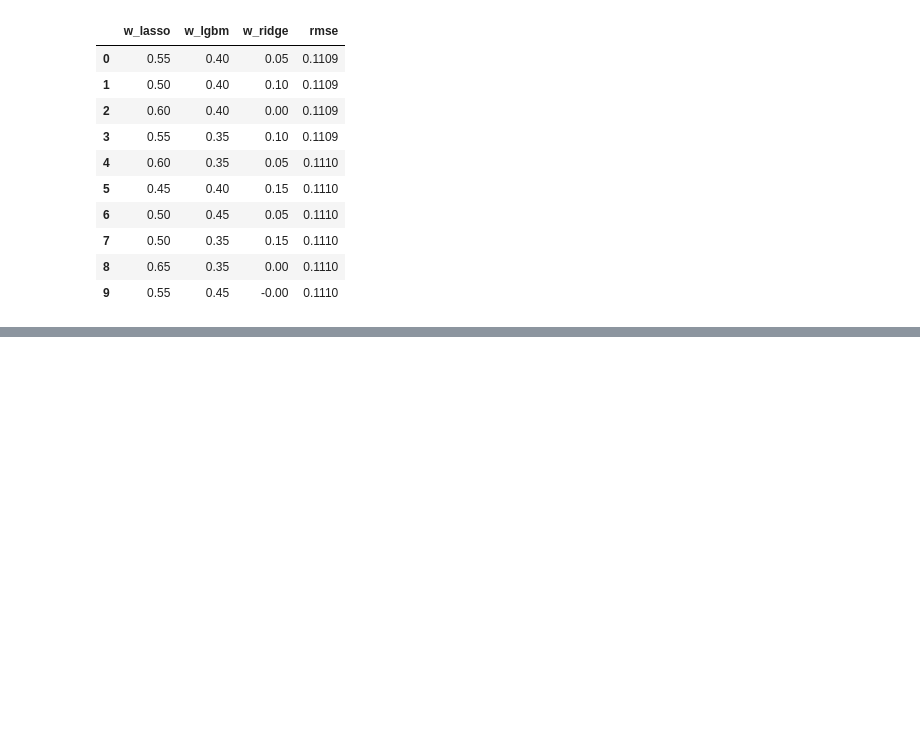
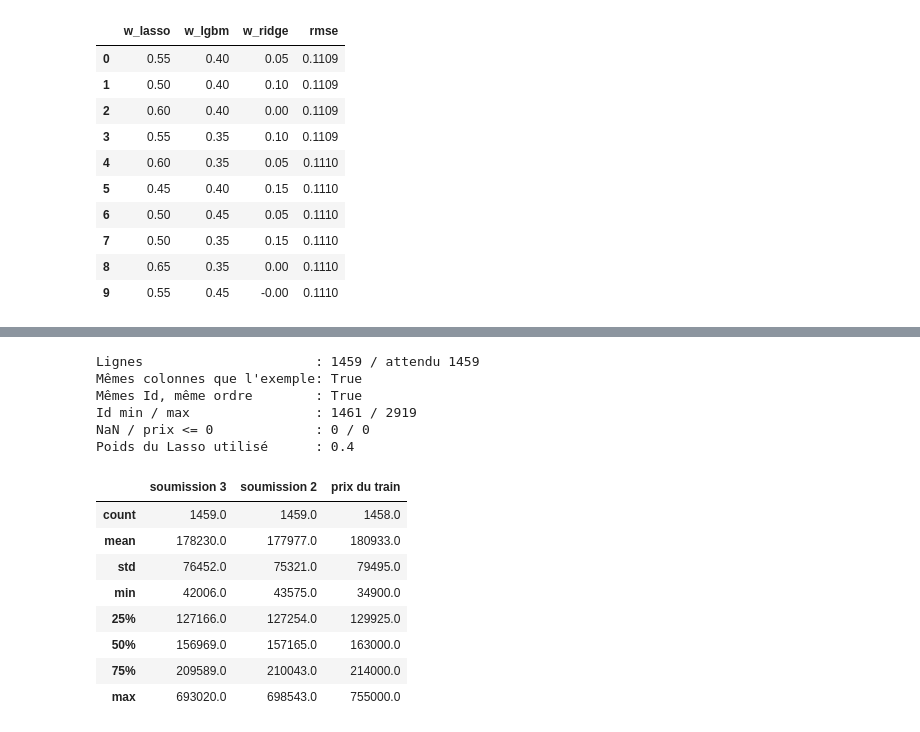
Before and after one commit to raybelpro77git/kaggle-house-prices, a Jupyter notebook: notebooks/02_modeling.ipynb, the cells around one changed output, grey strips where cells are left out. Cells and saved outputs as stored; diff of their text form; code cells hidden in the pictures; blank space fills up the shorter version.

```diff
--- a/notebooks/02_modeling.ipynb
+++ b/notebooks/02_modeling.ipynb
@@ -678,0 +909,19 @@ Gain sur la combinaison à deux : -0.0000
+# %%
+# Soumission 3 : combinaison 40 % Lasso + 60 % LightGBM réglé (RMSE out-of-fold 0.1090)
+# 1. LightGBM réglé, entraîné sur tout le train (la recherche et la CV n'entraînaient que des clones)
+#    modele (Lasso, alpha = 0.005) est déjà entraîné sur tout le train (soumission 2)
+modele_lgbm.fit(X_train, y)
+
+# 2. Chaque modèle prédit le test, en log(1 + prix)
+pred_log_lasso_3 = modele.predict(X_test)
+pred_log_lgbm_3  = modele_lgbm.predict(X_test)
+
+# 3. On combine les prédictions, en log, avec le poids choisi en CV
+pred_log_comb_3 = meilleur_w_regle * pred_log_lasso_3 + (1 - meilleur_w_regle) * pred_log_lgbm_3
+
+# 4. Retour en dollars
+pred_prix_comb_3 = np.expm1(pred_log_comb_3)
+# %%
+# Fichier au format attendu par Kaggle (Id, SalePrice)
+submission_3 = pd.DataFrame({"Id": test_ids, "SalePrice": pred_prix_comb_3})
+submission_3.head()
@@ -678,0 +935,31 @@ Gain sur la combinaison à deux : -0.0000
+# %%
+# Vérifications avant envoi
+print("Lignes                      :", len(submission_3), "/ attendu", len(sample))
+print("Mêmes colonnes que l'exemple:", list(submission_3.columns) == list(sample.columns))
+print("Mêmes Id, même ordre        :", (submission_3["Id"].values == sample["Id"].values).all())
+print("Id min / max                :", submission_3["Id"].min(), "/", submission_3["Id"].max())   # attendu : 1461 / 2919
+print("NaN / prix <= 0             :", submission_3["SalePrice"].isna().sum(), "/", (submission_3["SalePrice"] <= 0).sum())
+print("Poids du Lasso utilisé      :", meilleur_w_regle)                                          # attendu : 0.4
+
+# Prix plausibles : soumission 3, soumission 2 (meilleur score Kaggle actuel) et prix du train
+pd.DataFrame({
+    "soumission 3":  submission_3["SalePrice"].describe(),
+    "soumission 2":  submission_modele_comb["SalePrice"].describe(),
+    "prix du train": train["SalePrice"].describe(),
+}).round(0)
+# %% [output]
+Lignes                      : 1459 / attendu 1459
+Mêmes colonnes que l'exemple: True
+Mêmes Id, même ordre        : True
+Id min / max                : 1461 / 2919
+NaN / prix <= 0             : 0 / 0
+Poids du Lasso utilisé      : 0.4
+|  | soumission 3 | soumission 2 | prix du train |
+| count | 1459.0 | 1459.0 | 1458.0 |
+| mean | 178230.0 | 177977.0 | 180933.0 |
+| std | 76452.0 | 75321.0 | 79495.0 |
+| min | 42006.0 | 43575.0 | 34900.0 |
+| 25% | 127166.0 | 127254.0 | 129925.0 |
+| 50% | 156969.0 | 157165.0 | 163000.0 |
+| 75% | 209589.0 | 210043.0 | 214000.0 |
+| max | 693020.0 | 698543.0 | 755000.0 |
```
Also changed, not shown: parts of 13 cells of this notebook.
